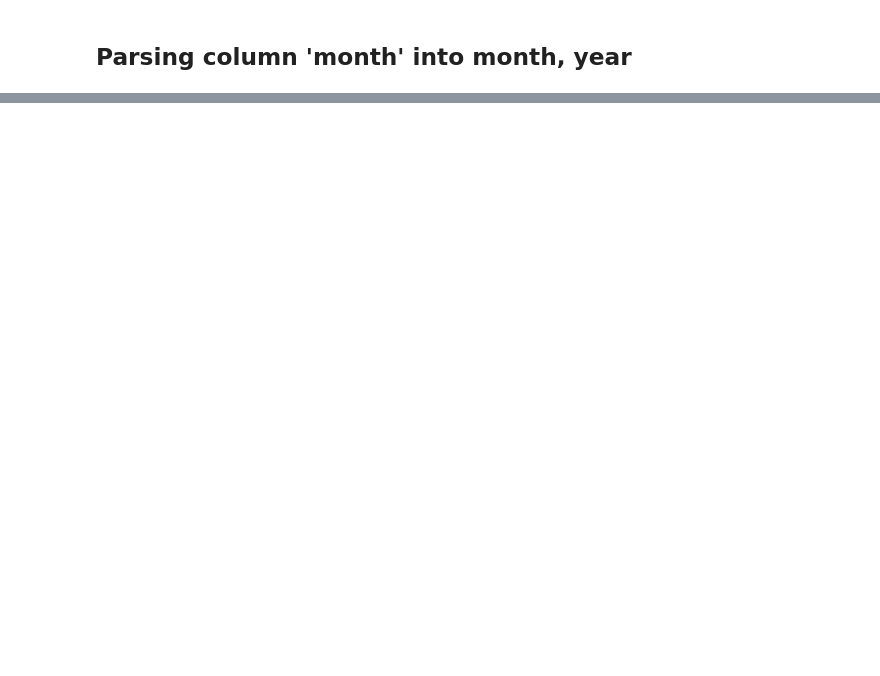
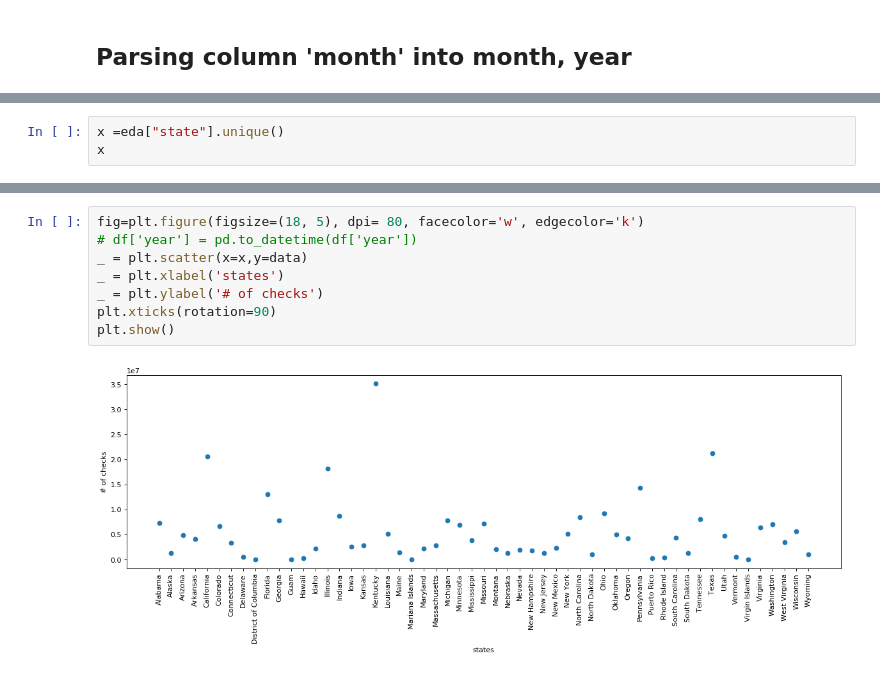
Before and after one commit to Cng000/Gun-violence-analysis, a Jupyter notebook: nic-firearm-background-check-ETL.ipynb, the cells around one changed output, grey strips where cells are left out. Cells and saved outputs as stored; diff of their text form; blank space fills up the shorter version.

```diff
--- a/nic-firearm-background-check-ETL.ipynb
+++ b/nic-firearm-background-check-ETL.ipynb
@@ -52,0 +175,3 @@ print(df.head(5))
+# %%
+x =eda["state"].unique()
+x
@@ -52,0 +210,10 @@ print(df.head(5))
+# %%
+fig=plt.figure(figsize=(18, 5), dpi= 80, facecolor='w', edgecolor='k')
+# df['year'] = pd.to_datetime(df['year'])
+_ = plt.scatter(x=x,y=data)
+_ = plt.xlabel('states')
+_ = plt.ylabel('# of checks')
+plt.xticks(rotation=90)
+plt.show()
+# %% [output]
+[figure, added]
```
Also changed, not shown: parts of 19 cells of this notebook.
